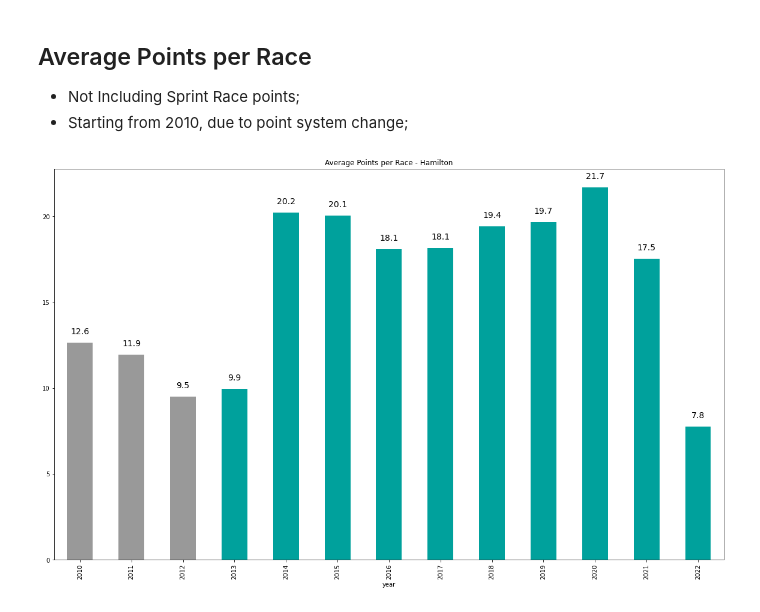
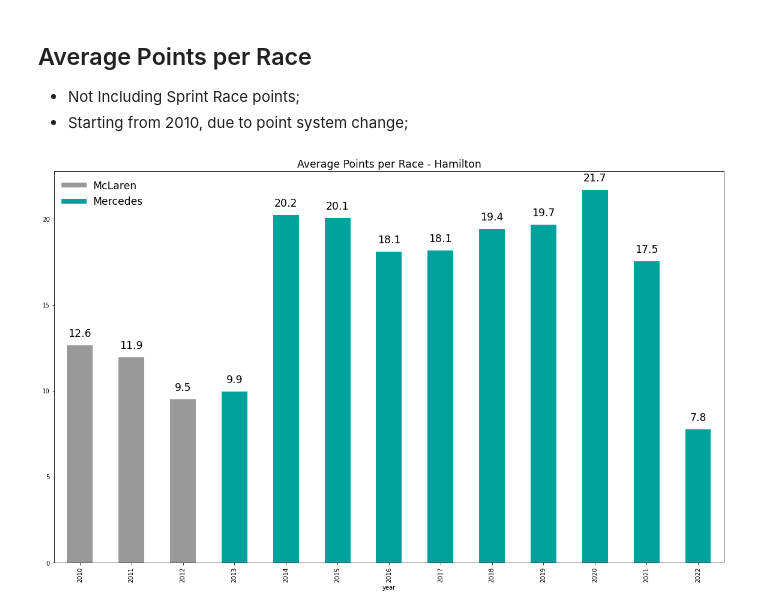
Before and after one commit to meunomemauricio/f1_data, a Jupyter notebook: notebooks/lewis_hamilton.ipynb, the cells around one changed output. Drawn from its saved outputs; the diff is of its cells as text; code cells hidden in the pictures.

Commit message:
Add Constructor legend to Hamilton Avg. Points

```diff
--- a/notebooks/lewis_hamilton.ipynb
+++ b/notebooks/lewis_hamilton.ipynb
@@ -89,3 +75,22 @@ colors = [
+# %%
+MCLRN_COLOR = "#999999"
+MERC_COLOR = "#00A19C"
+
+colors = [
+  MCLRN_COLOR,
+  MCLRN_COLOR,
+  MCLRN_COLOR,
+  MERC_COLOR,
+  MERC_COLOR,
+  MERC_COLOR,
+  MERC_COLOR,
+  MERC_COLOR,
+  MERC_COLOR,
+  MERC_COLOR,
+  MERC_COLOR,
+  MERC_COLOR,
+  MERC_COLOR,
+]
 # %% [markdown]
 ## Average Points per Race
 
@@ -94,14 +99,22 @@ colors = [
 # %%
 recent_df = race_df[race_df["year"] >= 2010]
 avg_pts_by_year = recent_df.groupby("year").mean()["points"]
-ax = avg_pts_by_year.plot(
-  kind="bar",
-  title="Average Points per Race - Hamilton",
-  color=colors,
-  figsize=(20, 12),
+ax = avg_pts_by_year.plot(kind="bar", color=colors, figsize=(20, 12))
+ax.set_title('Average Points per Race - Hamilton', fontsize="xx-large")
+
+legend_elem = [
+  Line2D([0], [0], color=MCLRN_COLOR, lw=8, label='McLaren'),
+  Line2D([0], [0], color=MERC_COLOR, lw=8, label='Mercedes'),
+]
+ax.legend(
+  handles=legend_elem,
+  loc="upper left",
+  frameon=False,
+  fontsize="xx-large",
 )
 
+# Draw values on top of bars
 for idx, p in enumerate(avg_pts_by_year):
-  ax.text(idx, p + 0.5, f"{p:0.1f}", ha="center", fontsize=14)
+  ax.text(idx, p + 0.5, f"{p:0.1f}", ha="center", fontsize="xx-large")
 # %% [output]
-[figure, old version]
+[figure, new version]
```
Also changed, not shown: parts of 2 cells of this notebook.
